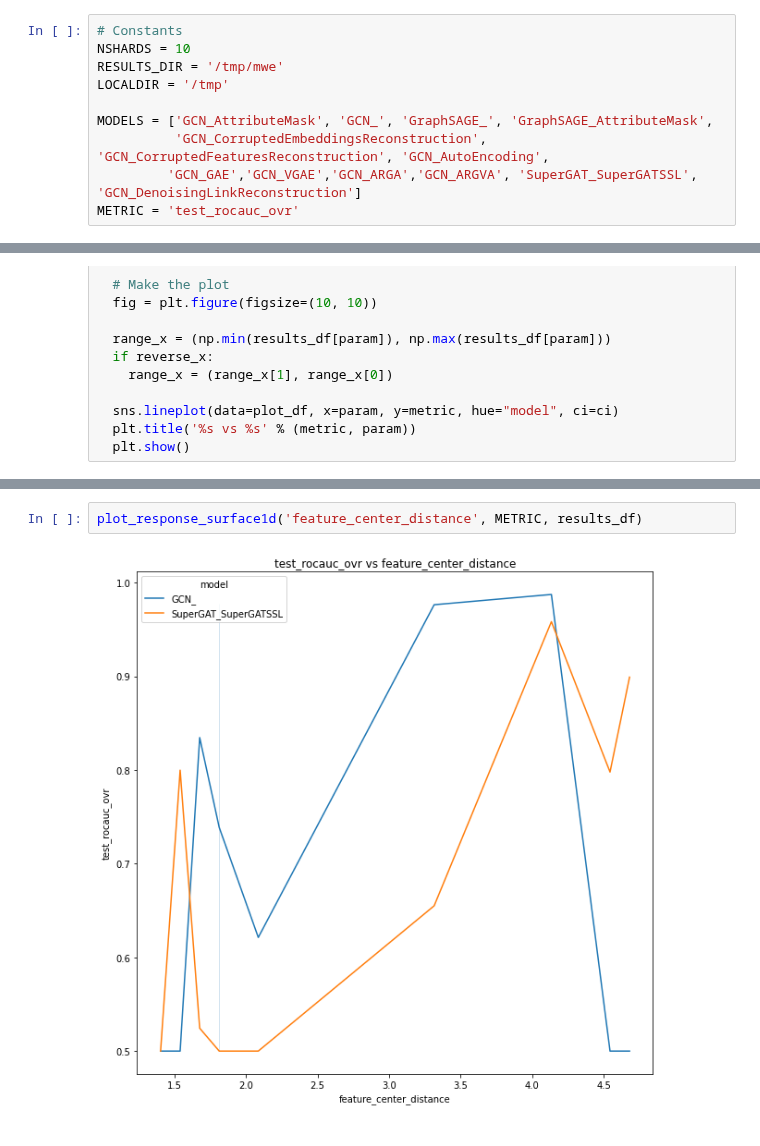
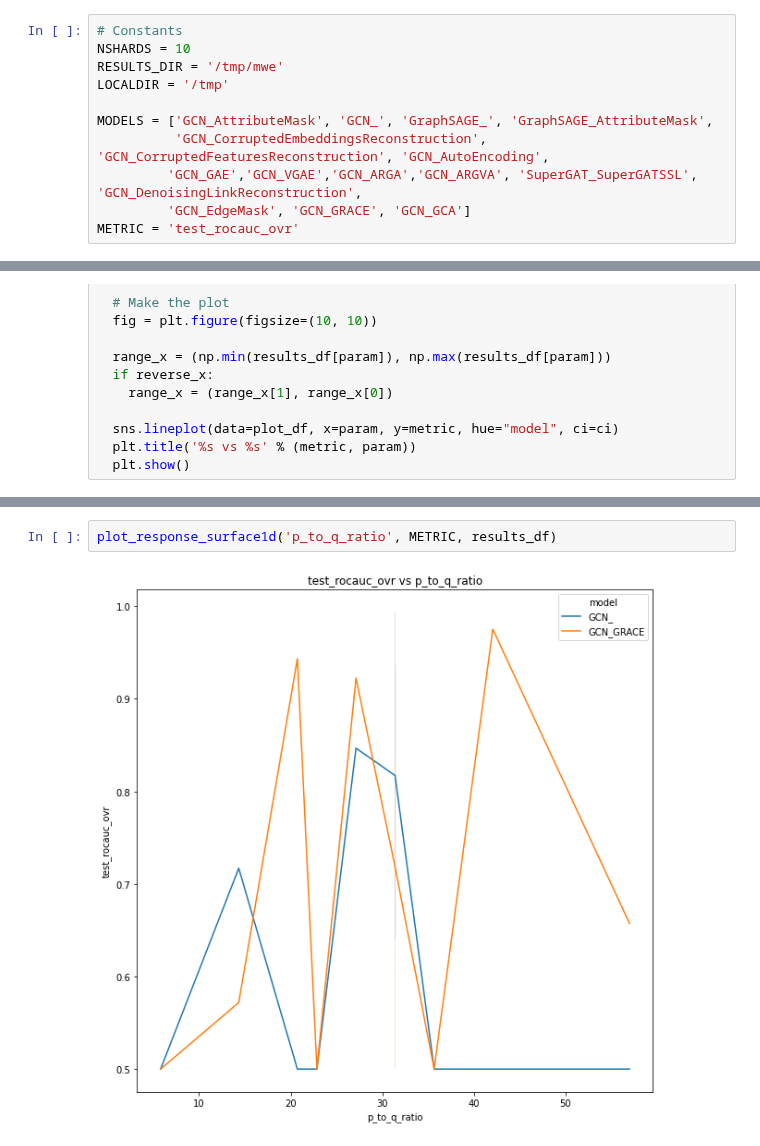
Before and after one commit to ITU-Thesis/graphworld, a Jupyter notebook: src/notebooks/GraphWorld_README_Example.ipynb, the cells around one changed output, grey strips where cells are left out. Cells and saved outputs as stored; diff of their text form.

```diff
--- a/src/notebooks/GraphWorld_README_Example.ipynb
+++ b/src/notebooks/GraphWorld_README_Example.ipynb
@@ -13,7 +13,8 @@ LOCALDIR = '/tmp'
 
 MODELS = ['GCN_AttributeMask', 'GCN_', 'GraphSAGE_', 'GraphSAGE_AttributeMask',
           'GCN_CorruptedEmbeddingsReconstruction', 'GCN_CorruptedFeaturesReconstruction', 'GCN_AutoEncoding',
-         'GCN_GAE','GCN_VGAE','GCN_ARGA','GCN_ARGVA', 'SuperGAT_SuperGATSSL', 'GCN_DenoisingLinkReconstruction']
+         'GCN_GAE','GCN_VGAE','GCN_ARGA','GCN_ARGVA', 'SuperGAT_SuperGATSSL', 'GCN_DenoisingLinkReconstruction',
+         'GCN_EdgeMask', 'GCN_GRACE', 'GCN_GCA']
 METRIC = 'test_rocauc_ovr'
 # %%
 dfs = []
@@ -154,4 +154,4 @@ results_df
 # %%
-plot_response_surface1d('feature_center_distance', METRIC, results_df)
+plot_response_surface1d('p_to_q_ratio', METRIC, results_df)
 # %% [output]
-[figure, old version]
+[figure, new version]
```
Also changed, not shown: parts of 2 cells of this notebook, 3 other files.
